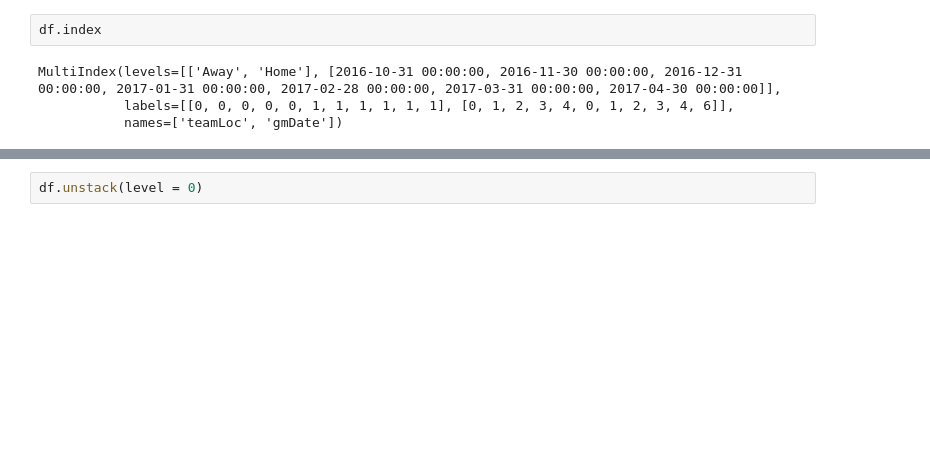
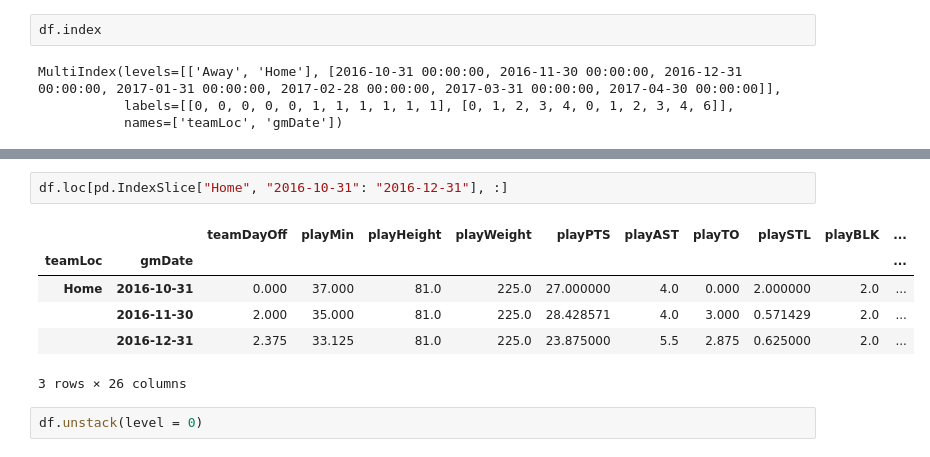
Before and after one commit to mwaugh0328/data_bootcamp_spring_2019, a Jupyter notebook: grouping_data/groupby.ipynb, the cells around one changed output, grey strips where cells are left out. Saved outputs shown, nothing was run; the diff lists cells and outputs as text; blank space fills up the shorter version.

```diff
--- a/grouping_data/groupby.ipynb
+++ b/grouping_data/groupby.ipynb
@@ -378,3 +384,12 @@ df.loc[[("Home")]]
+# %%
+df.loc[pd.IndexSlice["Home", "2016-10-31": "2016-12-31"], :]
+# %% [output]
+|  |  | teamDayOff | playMin | playHeight | playWeight | playPTS | playAST | playTO | playSTL | playBLK | ... |
+| teamLoc | gmDate |  |  |  |  |  |  |  |  |  | ... |
+| Home | 2016-10-31 | 0.000 | 37.000 | 81.0 | 225.0 | 27.000000 | 4.0 | 0.000 | 2.000000 | 2.0 | ... |
+|  | 2016-11-30 | 2.000 | 35.000 | 81.0 | 225.0 | 28.428571 | 4.0 | 3.000 | 0.571429 | 2.0 | ... |
+|  | 2016-12-31 | 2.375 | 33.125 | 81.0 | 225.0 | 23.875000 | 5.5 | 2.875 | 0.625000 | 2.0 | ... |
+3 rows × 26 columns
 # %%
 df.unstack(level = 0)
 # %% [output]
```
Also changed, not shown: parts of 2 cells of this notebook.
